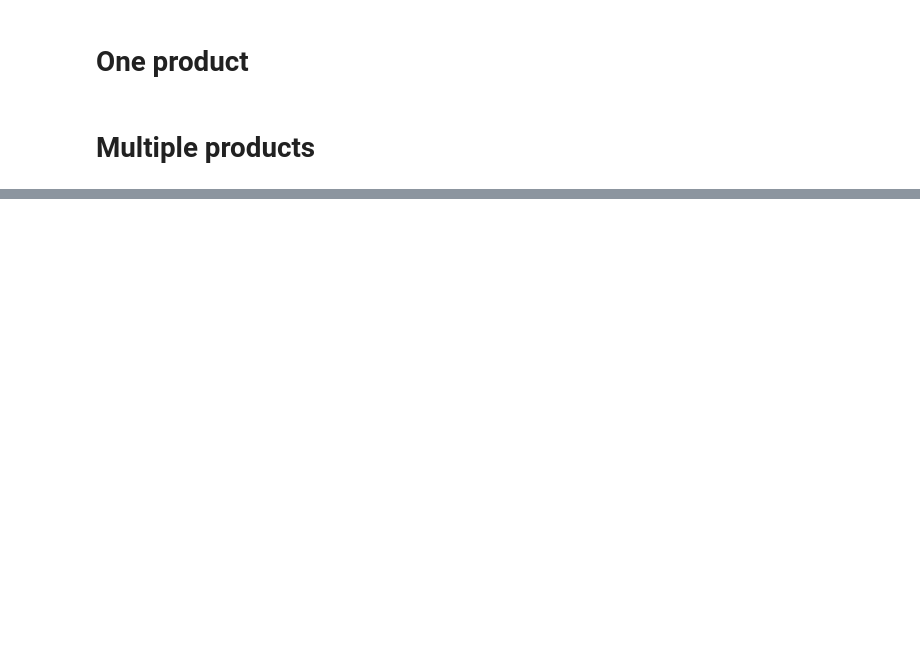
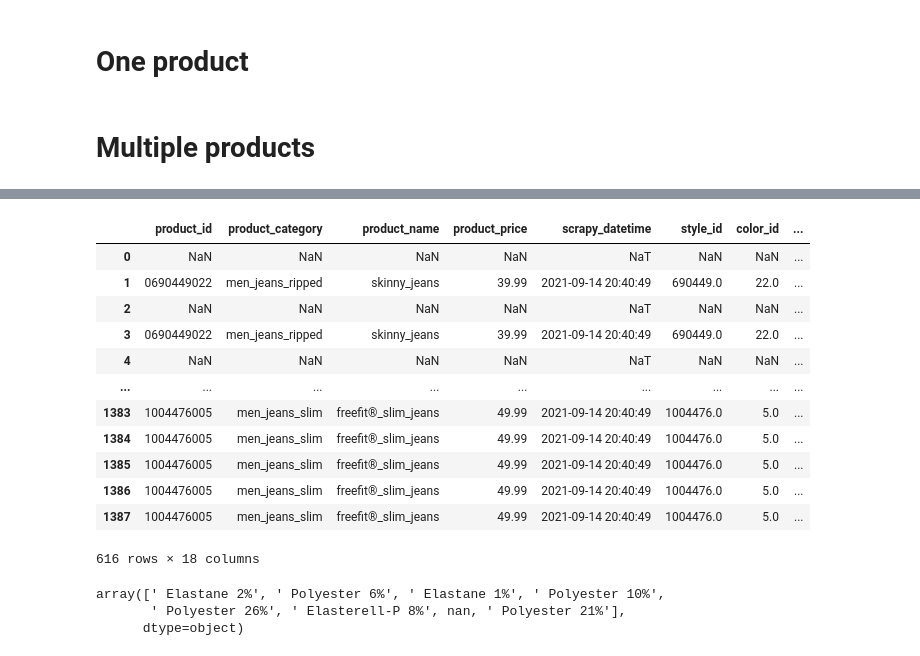
Before and after one commit to HenriqueCR1291/star_jeans, a Jupyter notebook: m01_star_jeans.ipynb, the cells around one changed output, grey strips where cells are left out. Cells and saved outputs as stored; diff of their text form; code cells hidden in the pictures; blank space fills up the shorter version.

```diff
--- a/m01_star_jeans.ipynb
+++ b/m01_star_jeans.ipynb
@@ -336,0 +425,22 @@ data_raw
+# %%
+data
+# %% [output]
+|  | product_id | product_category | product_name | product_price | scrapy_datetime | style_id | color_id | ... |
+| 0 | NaN | NaN | NaN | NaN | NaT | NaN | NaN | ... |
+| 1 | 0690449022 | men_jeans_ripped | skinny_jeans | 39.99 | 2021-09-14 20:40:49 | 690449.0 | 22.0 | ... |
+| 2 | NaN | NaN | NaN | NaN | NaT | NaN | NaN | ... |
+| 3 | 0690449022 | men_jeans_ripped | skinny_jeans | 39.99 | 2021-09-14 20:40:49 | 690449.0 | 22.0 | ... |
+| 4 | NaN | NaN | NaN | NaN | NaT | NaN | NaN | ... |
+| ... | ... | ... | ... | ... | ... | ... | ... | ... |
+| 1383 | 1004476005 | men_jeans_slim | freefit®_slim_jeans | 49.99 | 2021-09-14 20:40:49 | 1004476.0 | 5.0 | ... |
+| 1384 | 1004476005 | men_jeans_slim | freefit®_slim_jeans | 49.99 | 2021-09-14 20:40:49 | 1004476.0 | 5.0 | ... |
+| 1385 | 1004476005 | men_jeans_slim | freefit®_slim_jeans | 49.99 | 2021-09-14 20:40:49 | 1004476.0 | 5.0 | ... |
+| 1386 | 1004476005 | men_jeans_slim | freefit®_slim_jeans | 49.99 | 2021-09-14 20:40:49 | 1004476.0 | 5.0 | ... |
+| 1387 | 1004476005 | men_jeans_slim | freefit®_slim_jeans | 49.99 | 2021-09-14 20:40:49 | 1004476.0 | 5.0 | ... |
+616 rows × 18 columns
+# %%
+df1[1].unique()
+# %% [output]
+array([' Elastane 2%', ' Polyester 6%', ' Elastane 1%', ' Polyester 10%',
+       ' Polyester 26%', ' Elasterell-P 8%', nan, ' Polyester 21%'],
+      dtype=object)
```
Also changed, not shown: parts of 9 cells of this notebook.
